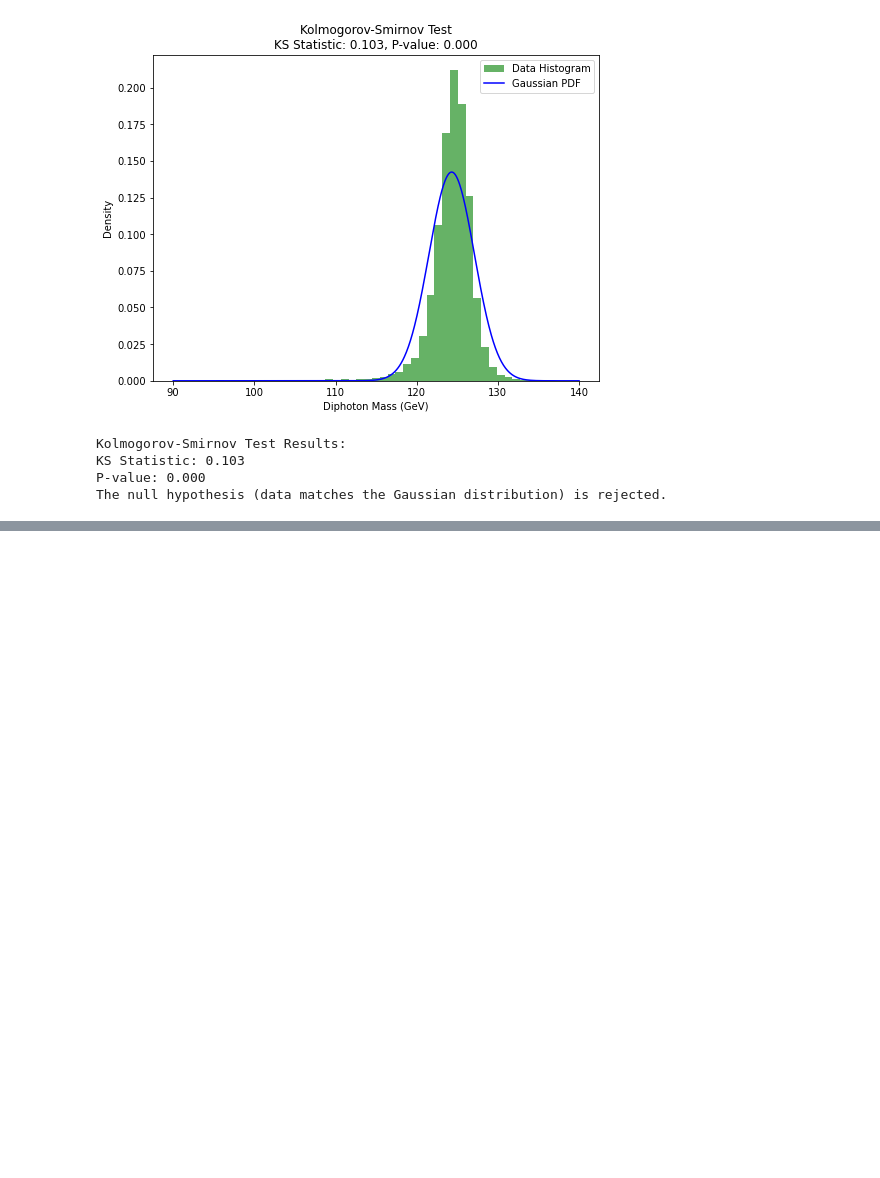
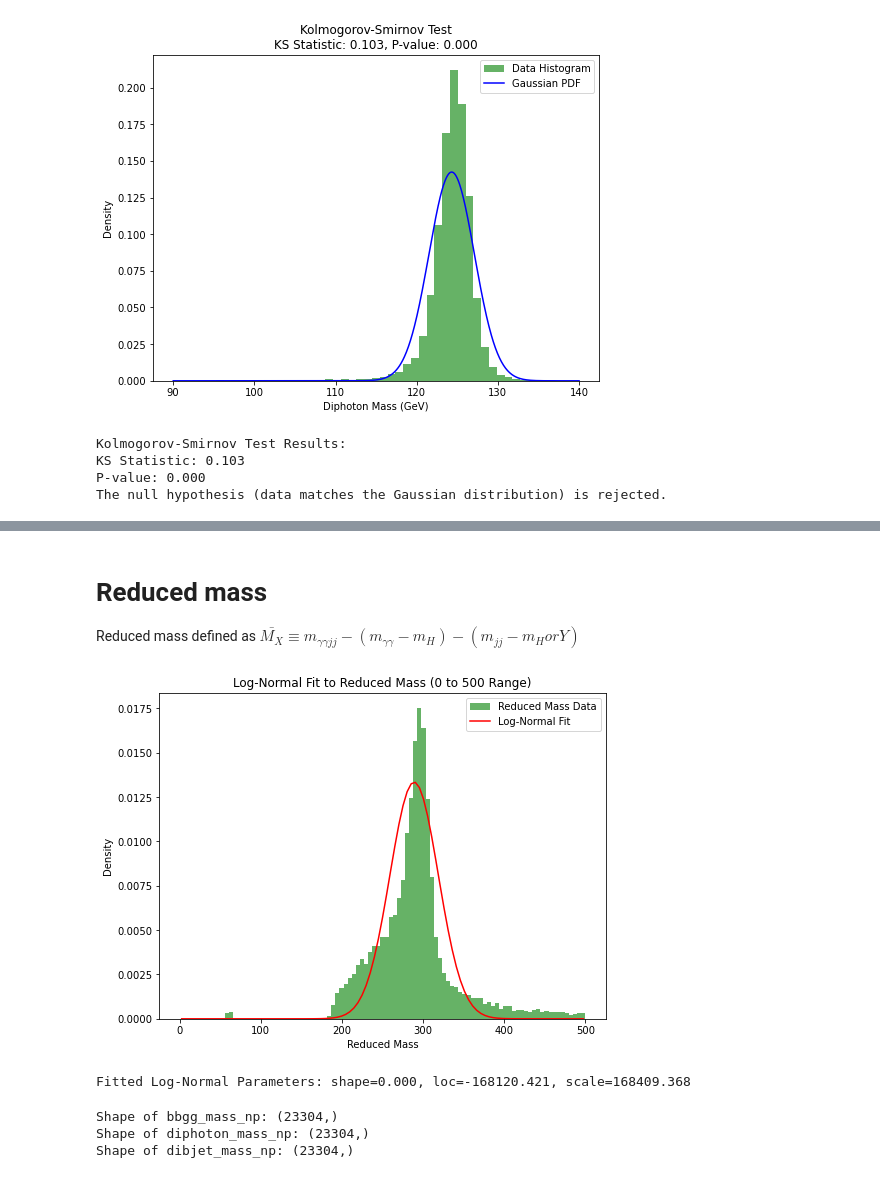
Before and after one commit to tiwariPC/hhbbgg_AwkwardAnalyzer, a Jupyter notebook: stats_study/signal_study/notebook_signal_fitting/mass_fitting .ipynb, the cells around one changed output, grey strips where cells are left out. Saved outputs shown, nothing was run; the diff lists cells and outputs as text; code cells hidden in the pictures; blank space fills up the shorter version.

```diff
--- a/stats_study/signal_study/notebook_signal_fitting/mass_fitting .ipynb
+++ b/stats_study/signal_study/notebook_signal_fitting/mass_fitting .ipynb
@@ -531,0 +775,51 @@ The null hypothesis (data matches the Gaussian distribution) is rejected.
+# %% [markdown]
+# Reduced mass
+Reduced mass defined as
+$\bar{M_X} \equiv m_{\gamma\gamma jj} - (m_{\gamma\gamma} - m_H) - (m_{jj} - m_H or Y)$
+# %%
+# Extract variables from the ROOT file
+with uproot.open(file_path) as file:
+    tree = file[tree_name]
+    bbgg_mass = tree["Res_HHbbggCandidate_mass"].array(library="ak")  # bbgg_mass
+    dibjet_mass = tree["Res_dijet_mass"].array(library="ak")  # dibjet_mass
+
+# Convert extracted variables to NumPy arrays
+bbgg_mass_np = ak.to_numpy(bbgg_mass)
+dibjet_mass_np = ak.to_numpy(dibjet_mass)
+
+# Compute reduced_mass
+reduced_mass = bbgg_mass_np - (diphoton_mass_np - 125) - (dibjet_mass_np - 60)
+
+# Filter reduced_mass within a meaningful range, e.g., [0, 500]
+reduced_mass = reduced_mass[(reduced_mass >= 0) & (reduced_mass <= 500)]
+
+# Define histogram bins
+bins = np.linspace(0, 500, 100)
+
+# Fit Log-Normal distribution to reduced_mass
+params, bin_centers = fit_lognormal(reduced_mass, bins)
+fitted_curve_ln = lognorm_pdf(bin_centers, *params)
+
+# Plot the histogram and Log-Normal fit
+plt.figure(figsize=(8, 6))
+plt.hist(reduced_mass, bins=bins, density=True, alpha=0.6, color="g", label="Reduced Mass Data")
+plt.plot(bin_centers, fitted_curve_ln, "r-", label="Log-Normal Fit")
+plt.xlabel("Reduced Mass")
+plt.ylabel("Density")
+plt.title("Log-Normal Fit to Reduced Mass (0 to 500 Range)")
+plt.legend()
+plt.show()
+
+# Print fitted parameters
+print(f"Fitted Log-Normal Parameters: shape={params[0]:.3f}, loc={params[1]:.3f}, scale={params[2]:.3f}")
+# %% [output]
+[figure, added]
+Fitted Log-Normal Parameters: shape=0.000, loc=-168120.421, scale=168409.368
+# %%
+print("Shape of bbgg_mass_np:", bbgg_mass_np.shape)
+print("Shape of diphoton_mass_np:", diphoton_mass_np.shape)
+print("Shape of dibjet_mass_np:", dibjet_mass_np.shape)
+# %% [output]
+Shape of bbgg_mass_np: (23304,)
+Shape of diphoton_mass_np: (23304,)
+Shape of dibjet_mass_np: (23304,)
```
Also changed, not shown: parts of 6 cells of this notebook.
